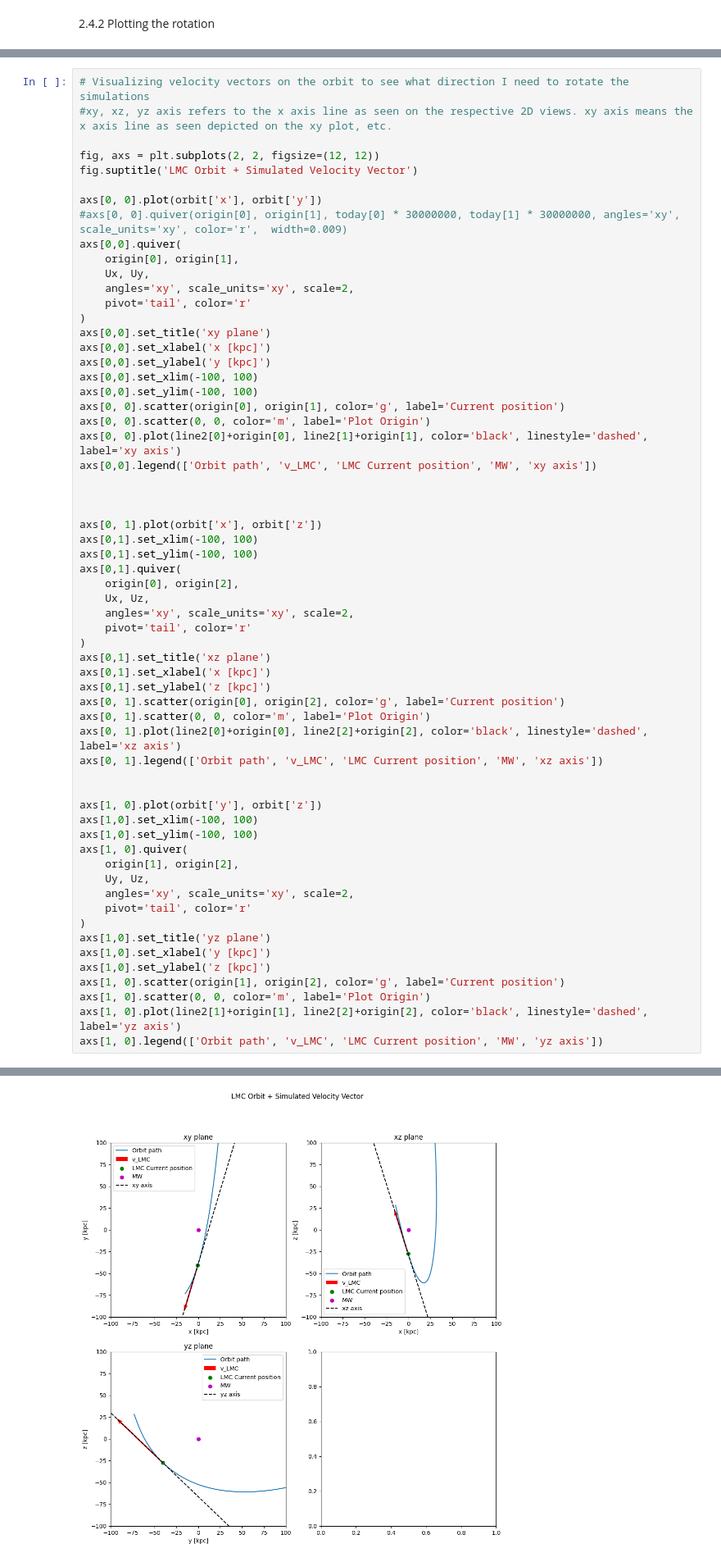
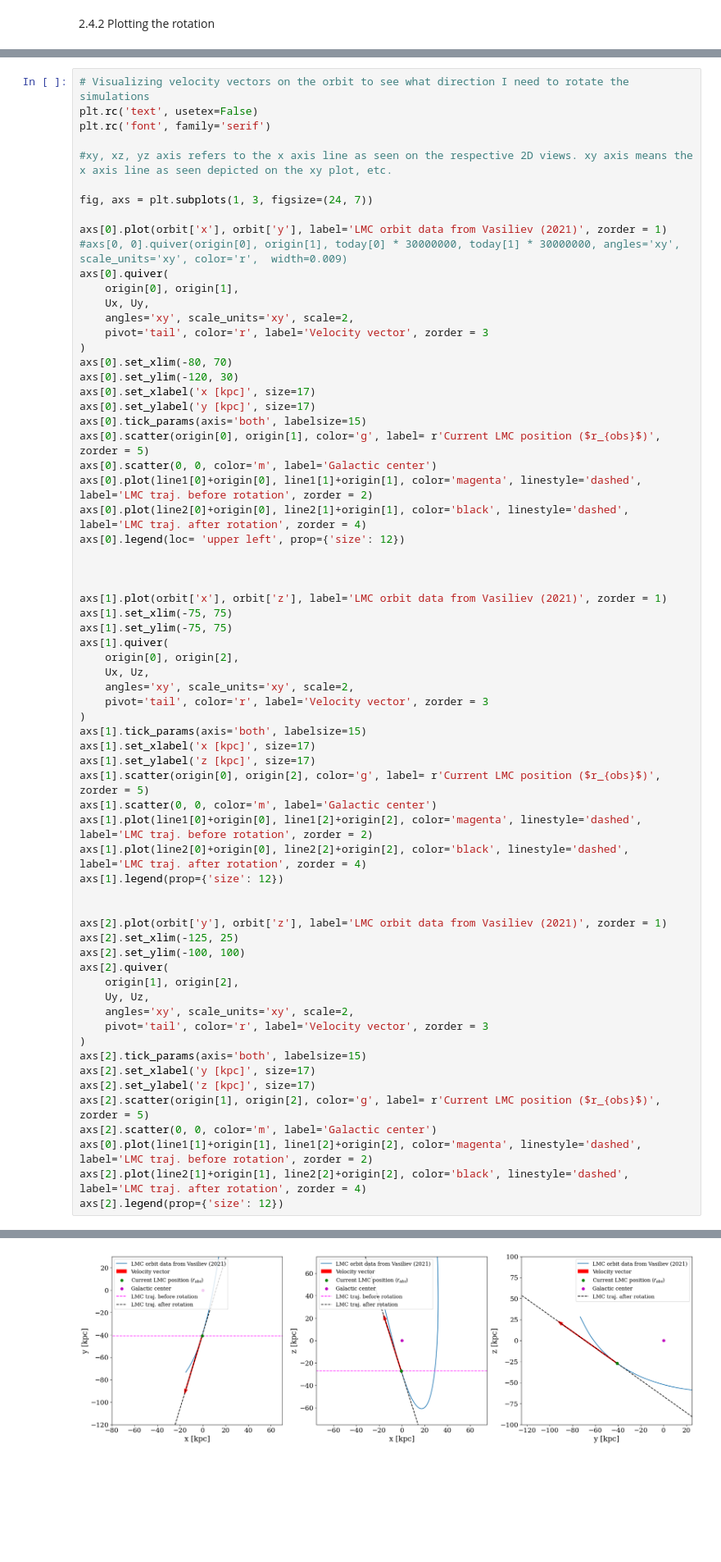
Before and after one commit to TheArchAstronomer/My_thesis, a Jupyter notebook: Rotations.ipynb, the cells around one changed output, grey strips where cells are left out. Shown: that part at 82% size. Saved outputs shown, nothing was run; the diff lists cells and outputs as text; blank space fills up the shorter version.

```diff
--- a/Rotations.ipynb
+++ b/Rotations.ipynb
@@ -433,65 +427,70 @@ axs[1, 0].legend(['Orbit path', 'v_LMC', 'LMC Current position', 'MW', 'yz axis'
 [figure]
 # %%
 # Visualizing velocity vectors on the orbit to see what direction I need to rotate the simulations
+plt.rc('text', usetex=False)
+plt.rc('font', family='serif')
+
 #xy, xz, yz axis refers to the x axis line as seen on the respective 2D views. xy axis means the x axis line as seen depicted on the xy plot, etc.
 
-fig, axs = plt.subplots(2, 2, figsize=(12, 12))
-fig.suptitle('LMC Orbit + Simulated Velocity Vector')
+fig, axs = plt.subplots(1, 3, figsize=(24, 7))
 
-axs[0, 0].plot(orbit['x'], orbit['y'])
+axs[0].plot(orbit['x'], orbit['y'], label='LMC orbit data from Vasiliev (2021)', zorder = 1)
 #axs[0, 0].quiver(origin[0], origin[1], today[0] * 30000000, today[1] * 30000000, angles='xy', scale_units='xy', color='r',  width=0.009)
-axs[0,0].quiver(
+axs[0].quiver(
     origin[0], origin[1],
     Ux, Uy,
     angles='xy', scale_units='xy', scale=2,
-    pivot='tail', color='r'
+    pivot='tail', color='r', label='Velocity vector', zorder = 3
 )
-axs[0,0].set_title('xy plane')
-axs[0,0].set_xlabel('x [kpc]')
-axs[0,0].set_ylabel('y [kpc]')
-axs[0,0].set_xlim(-100, 100)
-axs[0,0].set_ylim(-100, 100)
-axs[0, 0].scatter(origin[0], origin[1], color='g', label='Current position')
-axs[0, 0].scatter(0, 0, color='m', label='Plot Origin')
-axs[0, 0].plot(line2[0]+origin[0], line2[1]+origin[1], color='black', linestyle='dashed', label='xy axis')
-axs[0,0].legend(['Orbit path', 'v_LMC', 'LMC Current position', 'MW', 'xy axis'])
+axs[0].set_xlim(-80, 70)
+axs[0].set_ylim(-120, 30)
+axs[0].set_xlabel('x [kpc]', size=17)
+axs[0].set_ylabel('y [kpc]', size=17)
+axs[0].tick_params(axis='both', labelsize=15)
+axs[0].scatter(origin[0], origin[1], color='g', label= r'Current LMC position ($r_{obs}$)', zorder = 5)
+axs[0].scatter(0, 0, color='m', label='Galactic center')
+axs[0].plot(line1[0]+origin[0], line1[1]+origin[1], color='magenta', linestyle='dashed', label='LMC traj. before rotation', zorder = 2)
+axs[0].plot(line2[0]+origin[0], line2[1]+origin[1], color='black', linestyle='dashed', label='LMC traj. after rotation', zorder = 4)
+axs[0].legend(loc= 'upper left', prop={'size': 12})
 
 
 
-axs[0, 1].plot(orbit['x'], orbit['z'])
-axs[0,1].set_xlim(-100, 100)
-axs[0,1].set_ylim(-100, 100)
-axs[0,1].quiver(
+axs[1].plot(orbit['x'], orbit['z'], label='LMC orbit data from Vasiliev (2021)', zorder = 1)
+axs[1].set_xlim(-75, 75)
+axs[1].set_ylim(-75, 75)
+axs[1].quiver(
     origin[0], origin[2],
     Ux, Uz,
     angles='xy', scale_units='xy', scale=2,
-    pivot='tail', color='r'
+    pivot='tail', color='r', label='Velocity vector', zorder = 3
 )
-axs[0,1].set_title('xz plane')
-axs[0,1].set_xlabel('x [kpc]')
-axs[0,1].set_ylabel('z [kpc]')
-axs[0, 1].scatter(origin[0], origin[2], color='g', label='Current position')
-axs[0, 1].scatter(0, 0, color='m', label='Plot Origin')
-axs[0, 1].plot(line2[0]+origin[0], line2[2]+origin[2], color='black', linestyle='dashed', label='xz axis')
-axs[0, 1].legend(['Orbit path', 'v_LMC', 'LMC Current position', 'MW', 'xz axis'])
+axs[1].tick_params(axis='both', labelsize=15)
+axs[1].set_xlabel('x [kpc]', size=17)
+axs[1].set_ylabel('z [kpc]', size=17)
+axs[1].scatter(origin[0], origin[2], color='g', label= r'Current LMC position ($r_{obs}$)', zorder = 5)
+axs[1].scatter(0, 0, color='m', label='Galactic center')
+axs[1].plot(line1[0]+origin[0], line1[2]+origin[2], color='magenta', linestyle='dashed', label='LMC traj. before rotation', zorder = 2)
+axs[1].plot(line2[0]+origin[0], line2[2]+origin[2], color='black', linestyle='dashed', label='LMC traj. after rotation', zorder = 4)
+axs[1].legend(prop={'size': 12})
 
 
-axs[1, 0].plot(orbit['y'], orbit['z'])
-axs[1,0].set_xlim(-100, 100)
-axs[1,0].set_ylim(-100, 100)
-axs[1, 0].quiver(
+axs[2].plot(orbit['y'], orbit['z'], label='LMC orbit data from Vasiliev (2021)', zorder = 1)
+axs[2].set_xlim(-125, 25)
+axs[2].set_ylim(-100, 100)
+axs[2].quiver(
     origin[1], origin[2],
     Uy, Uz,
     angles='xy', scale_units='xy', scale=2,
-    pivot='tail', color='r'
+    pivot='tail', color='r', label='Velocity vector', zorder = 3
 )
-axs[1,0].set_title('yz plane')
-axs[1,0].set_xlabel('y [kpc]')
-axs[1,0].set_ylabel('z [kpc]')
-axs[1, 0].scatter(origin[1], origin[2], color='g', label='Current position')
-axs[1, 0].scatter(0, 0, color='m', label='Plot Origin')
-axs[1, 0].plot(line2[1]+origin[1], line2[2]+origin[2], color='black', linestyle='dashed', label='yz axis')
-axs[1, 0].legend(['Orbit path', 'v_LMC', 'LMC Current position', 'MW', 'yz axis'])
+axs[2].tick_params(axis='both', labelsize=15)
+axs[2].set_xlabel('y [kpc]', size=17)
+axs[2].set_ylabel('z [kpc]', size=17)
+axs[2].scatter(origin[1], origin[2], color='g', label= r'Current LMC position ($r_{obs}$)', zorder = 5)
+axs[2].scatter(0, 0, color='m', label='Galactic center')
+axs[0].plot(line1[1]+origin[1], line1[2]+origin[2], color='magenta', linestyle='dashed', label='LMC traj. before rotation', zorder = 2)
+axs[2].plot(line2[1]+origin[1], line2[2]+origin[2], color='black', linestyle='dashed', label='LMC traj. after rotation', zorder = 4)
+axs[2].legend(prop={'size': 12})
 # %% [output]
 <matplotlib.legend.Legend at 0x...>
-[figure, old version]
+[figure, new version]
```
Also changed, not shown: parts of 15 cells of this notebook.
